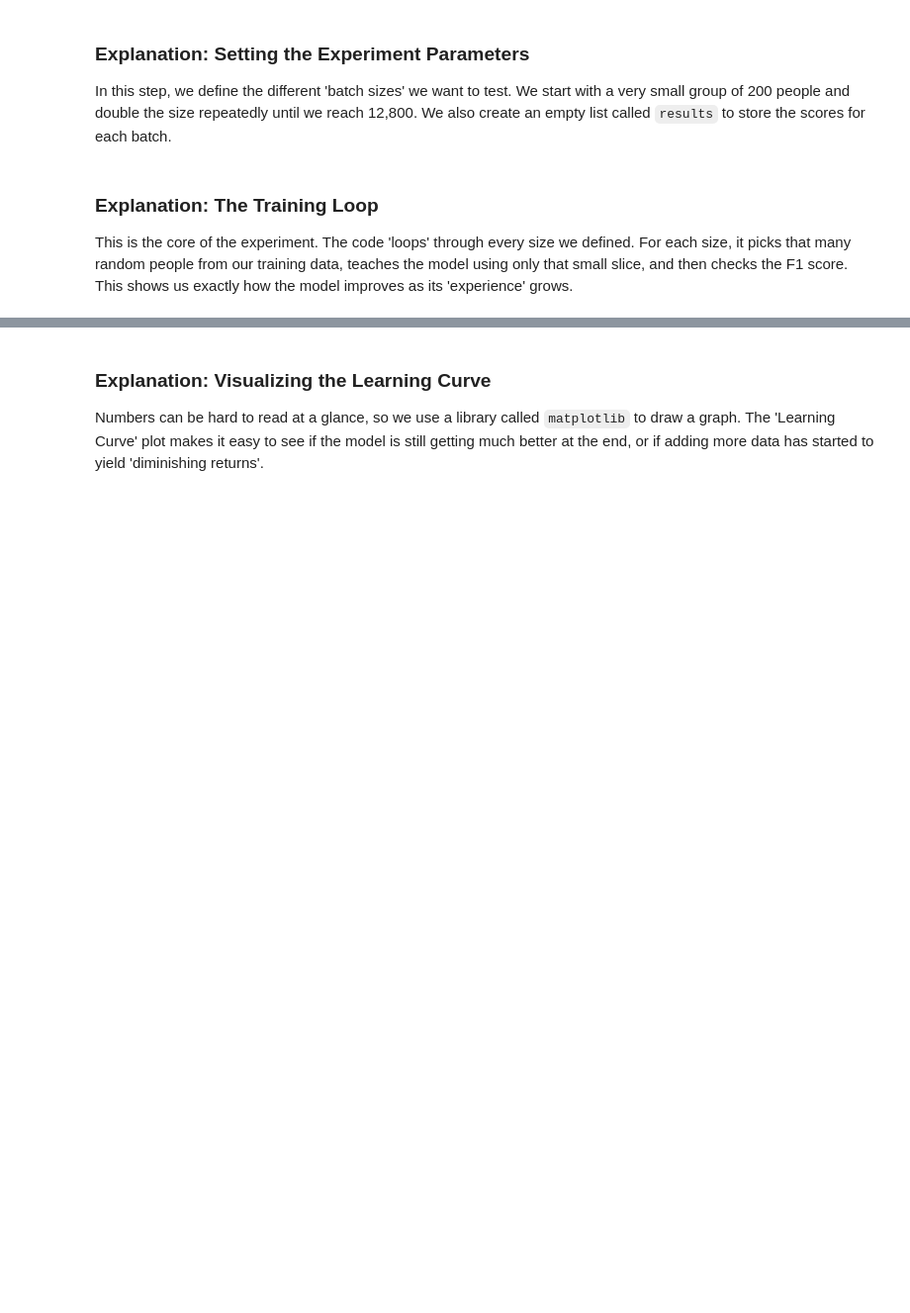
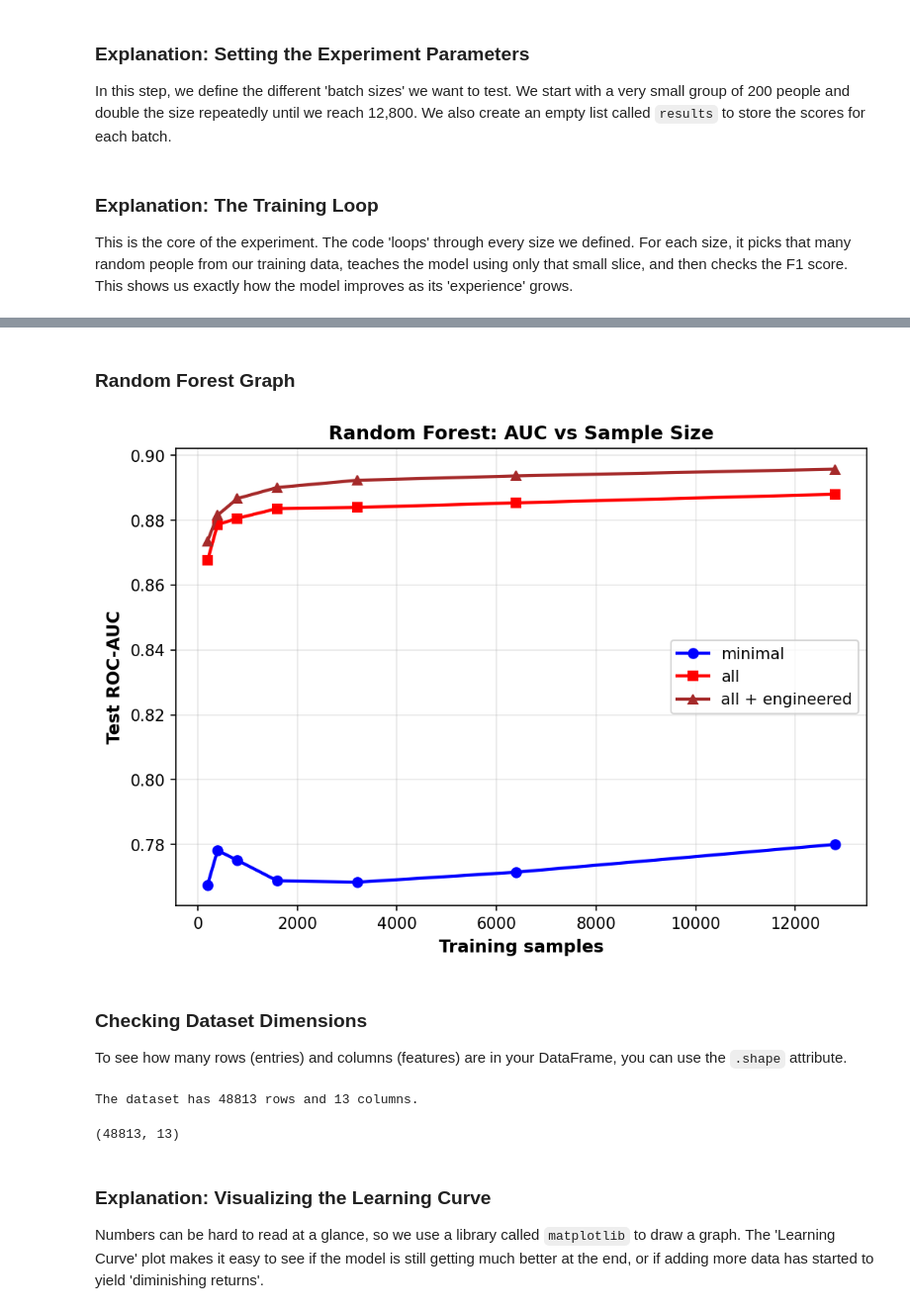
Before and after one commit to Jimpang77/Feature-Data-Trade-Off, a Jupyter notebook: Reasearch.ipynb, the cells around one changed output, grey strips where cells are left out. Shown at 99% size. Cells and saved outputs as stored; diff of their text form; code cells hidden in the pictures; blank space fills up the shorter version.

```diff
--- a/Reasearch.ipynb
+++ b/Reasearch.ipynb
@@ -1098,3 +1249,24 @@ for size in sizes:
+# %% [markdown]
+### Random Forest Graph
+# %%
+from IPython.display import Image, display
+display(Image('rf_samples_comparison.png'))
+# %% [output]
+[figure, added]
+# %% [markdown]
+### Checking Dataset Dimensions
+
+To see how many rows (entries) and columns (features) are in your DataFrame, you can use the `.shape` attribute.
+# %%
+# Check the number of rows and columns
+try:
+    print(f"The dataset has {df.shape[0]} rows and {df.shape[1]} columns.")
+    display(df.shape)
+except NameError:
+    print("Dataset 'df' is not defined yet. Please run the data loading cell below first.")
+# %% [output]
+The dataset has 48813 rows and 13 columns.
+(48813, 13)
 # %% [markdown]
 ### Explanation: Visualizing the Learning Curve
 Numbers can be hard to read at a glance, so we use a library called `matplotlib` to draw a graph. The 'Learning Curve' plot makes it easy to see if the model is still getting much better at the end, or if adding more data has started to yield 'diminishing returns'.
```
Also changed, not shown: parts of 21 cells of this notebook.
